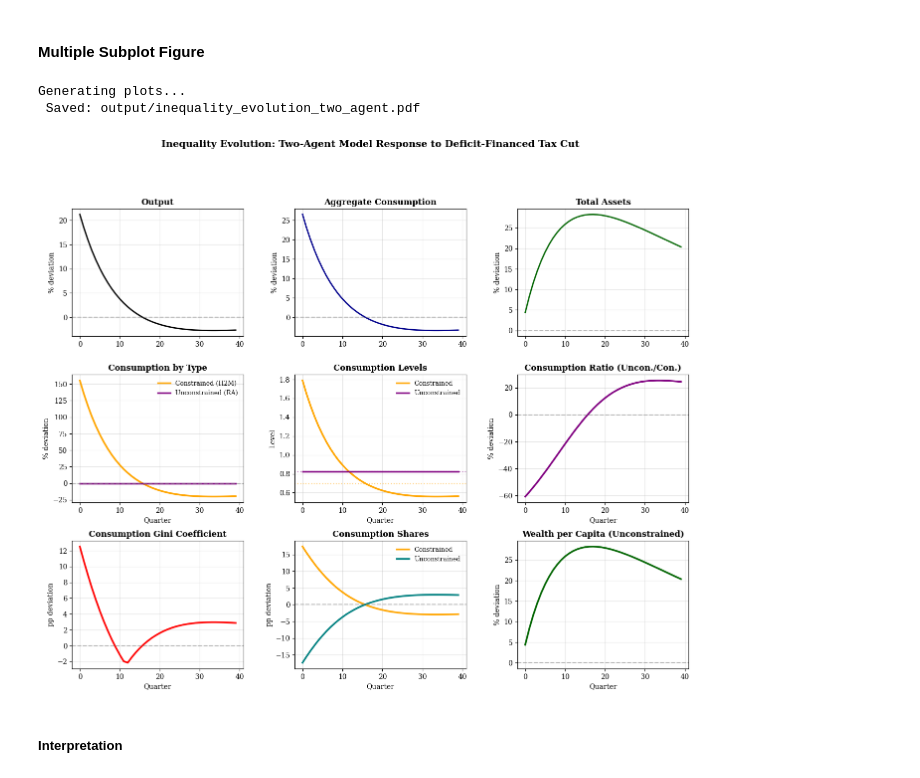
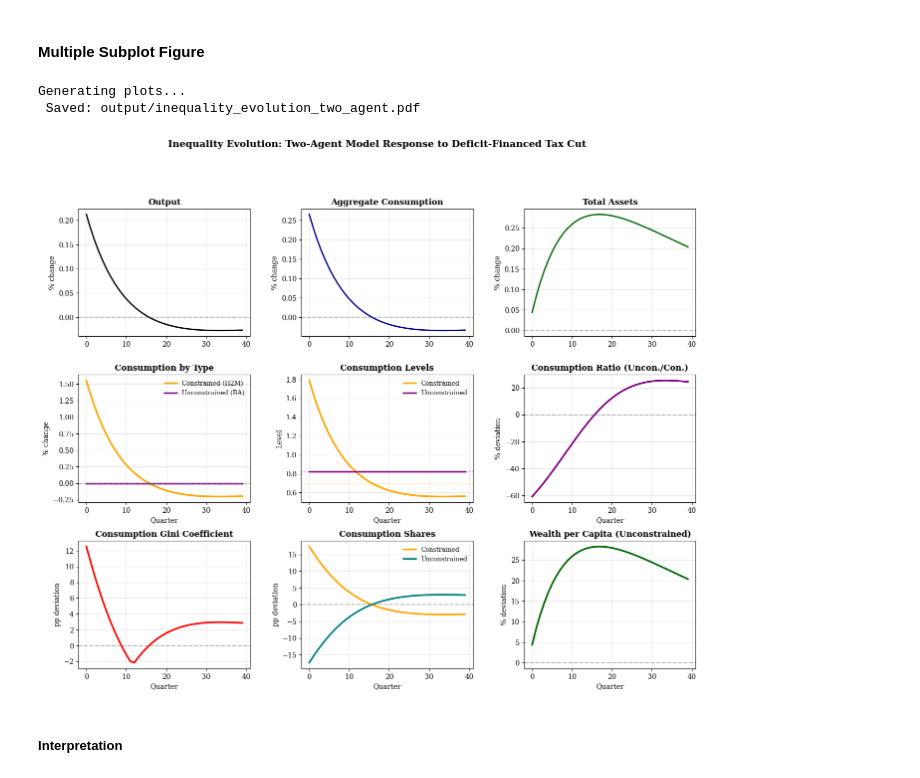
Before and after one commit to jemappelleyesmine/Aucler_Rognlie_Straub_2025_Hank_Replication, a Jupyter notebook: our_code/replicate_fig2_and_inequality.ipynb, the cells around one changed output. Cells and saved outputs as stored; diff of their text form; code cells hidden in the pictures.

Commit message:
minor modifications for visualization

```diff
--- a/our_code/replicate_fig2_and_inequality.ipynb
+++ b/our_code/replicate_fig2_and_inequality.ipynb
@@ -1549,35 +1549,35 @@ gs = fig.add_gridspec(3, 3, hspace=0.3, wspace=0.3)
 
 # Row 1: Macroeconomic aggregates
 ax1 = fig.add_subplot(gs[0, 0])
-ax1.plot(Y_irf_ta[:T_plot] / ss['ta']['Y'] * 100, color='black', linewidth=2)
+ax1.plot(Y_irf_ta[:T_plot] / ss['ta']['Y'], color='black', linewidth=2)
 ax1.axhline(0, color='gray', linestyle='--', alpha=0.5)
 ax1.set_title('Output', fontsize=12, fontweight='bold')
-ax1.set_ylabel('% deviation', fontsize=10)
+ax1.set_ylabel('% change', fontsize=10)
 ax1.grid(alpha=0.3)
 
 ax2 = fig.add_subplot(gs[0, 1])
-ax2.plot(C_irf_ta[:T_plot] / ss['ta']['C'] * 100, color='darkblue', linewidth=2)
+ax2.plot(C_irf_ta[:T_plot] / ss['ta']['C'], color='darkblue', linewidth=2)
 ax2.axhline(0, color='gray', linestyle='--', alpha=0.5)
 ax2.set_title('Aggregate Consumption', fontsize=12, fontweight='bold')
-ax2.set_ylabel('% deviation', fontsize=10)
+ax2.set_ylabel('% change', fontsize=10)
 ax2.grid(alpha=0.3)
 
 ax3 = fig.add_subplot(gs[0, 2])
-ax3.plot(A_irf_ta[:T_plot] / ss['ta']['A'] * 100, color='darkgreen', linewidth=2)
+ax3.plot(A_irf_ta[:T_plot] / ss['ta']['A'], color='darkgreen', linewidth=2)
 ax3.axhline(0, color='gray', linestyle='--', alpha=0.5)
 ax3.set_title('Total Assets', fontsize=12, fontweight='bold')
-ax3.set_ylabel('% deviation', fontsize=10)
+ax3.set_ylabel('% change', fontsize=10)
 ax3.grid(alpha=0.3)
 
 # Row 2: Consumption by type
 ax4 = fig.add_subplot(gs[1, 0])
-ax4.plot(C_H2M_irf[:T_plot] / C_H2M_ss * 100,
+ax4.plot(C_H2M_irf[:T_plot] / C_H2M_ss,
          label='Constrained (H2M)', color='orange', linewidth=2.5)
-ax4.plot(C_RA_irf[:T_plot] / C_RA_ss * 100,
+ax4.plot(C_RA_irf[:T_plot] / C_RA_ss,
          label='Unconstrained (RA)', color='purple', linewidth=2.5)
 ax4.axhline(0, color='gray', linestyle='--', alpha=0.5)
 ax4.set_title('Consumption by Type', fontsize=12, fontweight='bold')
-ax4.set_ylabel('% deviation', fontsize=10)
+ax4.set_ylabel('% change', fontsize=10)
 ax4.set_xlabel('Quarter', fontsize=10)
 ax4.legend(frameon=False, fontsize=9)
 ax4.grid(alpha=0.3)
@@ -1614,34 +1614,34 @@ ax7.set_ylabel('pp deviation', fontsize=10)
 ax7.set_xlabel('Quarter', fontsize=10)
 ax7.grid(alpha=0.3)
 
 ax8 = fig.add_subplot(gs[2, 1])
 ax8.plot(c_share_const_dev_ta, label='Constrained', color='orange', linewidth=2.5)
 ax8.plot(c_share_uncon_dev_ta, label='Unconstrained', color='teal', linewidth=2.5)
 ax8.axhline(0, color='gray', linestyle='--', alpha=0.5)
 ax8.set_title('Consumption Shares', fontsize=12, fontweight='bold')
 ax8.set_ylabel('pp deviation', fontsize=10)
 ax8.set_xlabel('Quarter', fontsize=10)
 ax8.legend(frameon=False, fontsize=9)
 ax8.grid(alpha=0.3)
 
 ax9 = fig.add_subplot(gs[2, 2])
 ax9.plot(wealth_pc_unc_dev_ta, color='darkgreen', linewidth=2.5)
 ax9.axhline(0, color='gray', linestyle='--', alpha=0.5)
 ax9.set_title('Wealth per Capita (Unconstrained)', fontsize=12, fontweight='bold')
 ax9.set_ylabel('% deviation', fontsize=10)
 ax9.set_xlabel('Quarter', fontsize=10)
 ax9.grid(alpha=0.3)
 
 plt.suptitle('Inequality Evolution: Two-Agent Model Response to Deficit-Financed Tax Cut',
              fontsize=14, fontweight='bold', y=0.995)
 
 plt.savefig('output/inequality_evolution_two_agent.pdf', bbox_inches='tight', dpi=300)
 print(" Saved: output/inequality_evolution_two_agent.pdf")
 plt.show()
 # %% [output]
 Generating plots...
  Saved: output/inequality_evolution_two_agent.pdf
-[figure, old version]
+[figure, new version]
 # %% [markdown]
 ##### Interpretation
 # %% [markdown]
```
Also changed, not shown: parts of 1 cell of this notebook, 1 other file.
